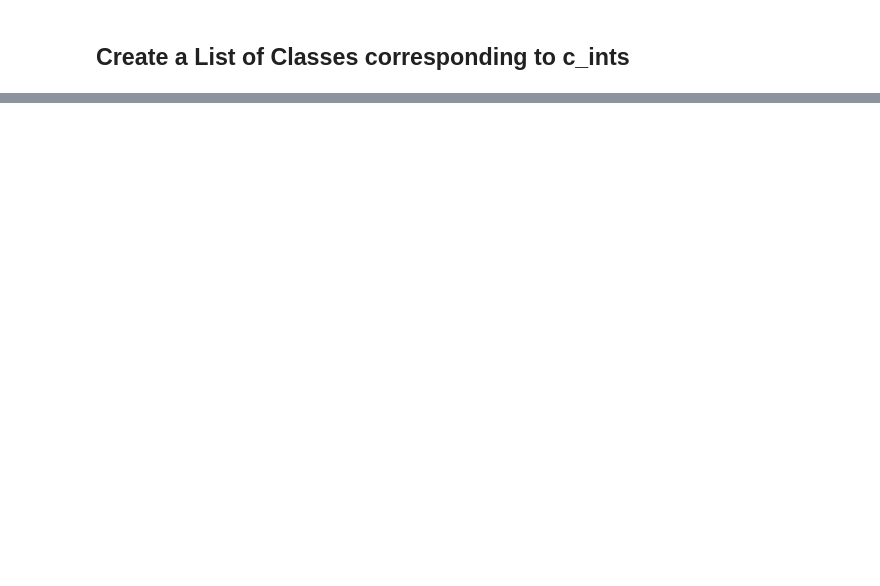
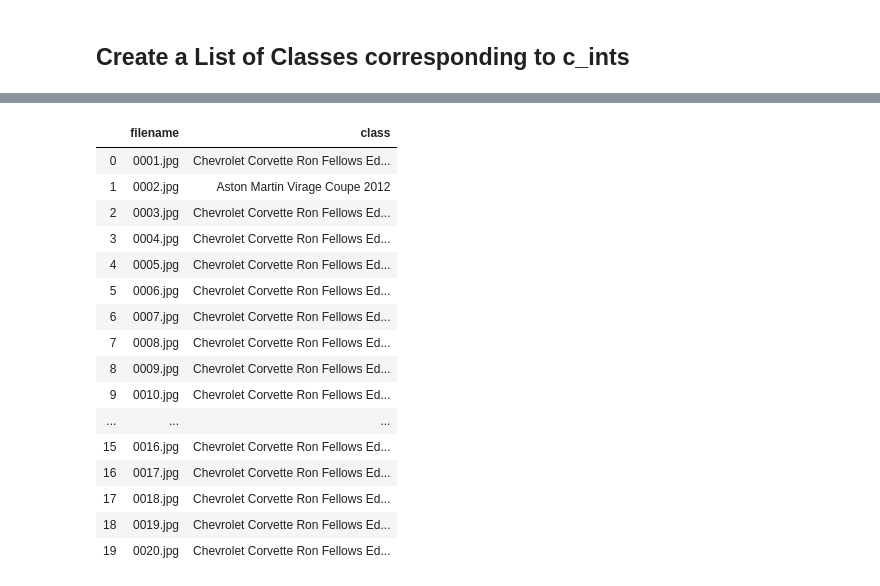
Before and after one commit to AshokSuthar/Car_Classification, a Jupyter notebook: Car_Classification.ipynb, the cells around one changed output, grey strips where cells are left out. Drawn from its saved outputs; the diff is of its cells as text; code cells hidden in the pictures; blank space fills up the shorter version.

```diff
--- a/Car_Classification.ipynb
+++ b/Car_Classification.ipynb
@@ -179,0 +479,3 @@ class_list[np.argmax(pred)]
+# %%
+labels = (train_generator.class_indices)
+labels
@@ -179,0 +500,6 @@ class_list[np.argmax(pred)]
+# %%
+labels = dict((v,k) for k,v in labels.items())
+print(labels)
+
+predictions = [labels[k] for k in predicted_class_indices]
+len(predictions)
@@ -179,0 +509,5 @@ class_list[np.argmax(pred)]
+# %%
+filenames=[file[11:] for file in test_generator.filenames]
+# filenames = [file[:] for file in train_generator.filenames]
+print(len(filenames))
+filenames
@@ -179,0 +533,7 @@ class_list[np.argmax(pred)]
+# %%
+print(len(filenames))
+print(len(predictions))
+results=pd.DataFrame({"filename":filenames,
+                      "class":predictions})
+print(results['class'].describe())
+results["class"].unique()
@@ -179,0 +564,20 @@ class_list[np.argmax(pred)]
+# %%
+results.head(20)
+# %% [output]
+|  | filename | class |
+| 0 | 0001.jpg | Chevrolet Corvette Ron Fellows Ed... |
+| 1 | 0002.jpg | Aston Martin Virage Coupe 2012 |
+| 2 | 0003.jpg | Chevrolet Corvette Ron Fellows Ed... |
+| 3 | 0004.jpg | Chevrolet Corvette Ron Fellows Ed... |
+| 4 | 0005.jpg | Chevrolet Corvette Ron Fellows Ed... |
+| 5 | 0006.jpg | Chevrolet Corvette Ron Fellows Ed... |
+| 6 | 0007.jpg | Chevrolet Corvette Ron Fellows Ed... |
+| 7 | 0008.jpg | Chevrolet Corvette Ron Fellows Ed... |
+| 8 | 0009.jpg | Chevrolet Corvette Ron Fellows Ed... |
+| 9 | 0010.jpg | Chevrolet Corvette Ron Fellows Ed... |
+| ... | ... | ... |
+| 15 | 0016.jpg | Chevrolet Corvette Ron Fellows Ed... |
+| 16 | 0017.jpg | Chevrolet Corvette Ron Fellows Ed... |
+| 17 | 0018.jpg | Chevrolet Corvette Ron Fellows Ed... |
+| 18 | 0019.jpg | Chevrolet Corvette Ron Fellows Ed... |
+| 19 | 0020.jpg | Chevrolet Corvette Ron Fellows Ed... |
```
Also changed, not shown: parts of 54 cells of this notebook, 1 other file.
